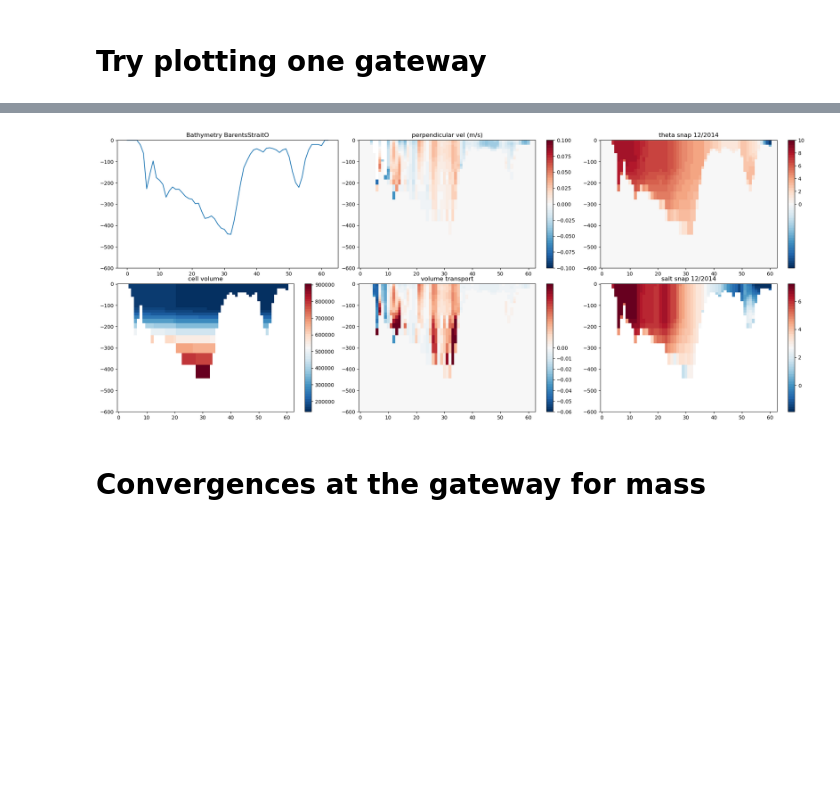
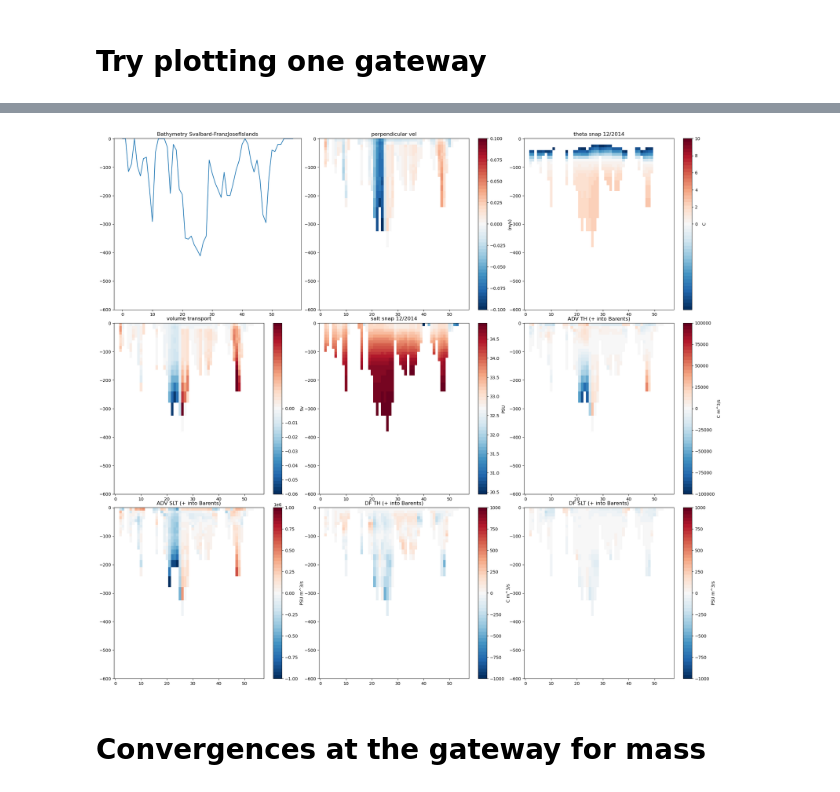
Before and after one commit to margaretmurakami/crios_backups, a Jupyter notebook: ASTE_270/offline_binning/RegionalAnalysis/Barents_gateways.ipynb, the cells around one changed output, grey strips where cells are left out. Saved outputs shown, nothing was run; the diff lists cells and outputs as text; code cells hidden in the pictures; blank space fills up the shorter version.

```diff
--- a/ASTE_270/offline_binning/RegionalAnalysis/Barents_gateways.ipynb
+++ b/ASTE_270/offline_binning/RegionalAnalysis/Barents_gateways.ipynb
@@ -1392,5 +1391,5 @@ x_sta_vilkit = gg['StAnnaTrough/Voronin/Vilkitshogo']["ix"]-1  #3
 y_sta_vilkit = gg['StAnnaTrough/Voronin/Vilkitshogo']["jy"]-1
 
 # set the one we want to plot
-x_curr = x_bso.copy()
-y_curr = y_bso.copy()
+x_curr = x_sfj.copy()
+y_curr = y_sfj.copy()
@@ -1428,4 +1435,6 @@ plt.xlim(420,540)
 plt.ylim(420,600)
 plt.colorbar()
 mytest = np.where(get_aste_tracer(test,nfx,nfy)[0] ==0)
+mytest1 = np.where(get_aste_tracer(test,nfx,nfy)[0] ==1)
+mytest2 = np.where(get_aste_tracer(test,nfx,nfy)[0] ==2)
 print(mytest)
@@ -1451,6 +1475,6 @@ def line_orientation(x, y):
 
     return orientations
 
-choose_UV = line_orientation(mytest[1],mytest[0])
+choose_UV = line_orientation(mytest1[1],mytest1[0])
 choose_UV = np.tile(choose_UV,(nz,1))
 choose_UV[0].shape
@@ -1457 +1483,3 @@ choose_UV[0].shape
+# %%
+maskna = True
 # %%
@@ -1569,10 +1670,10 @@ plt.colorbar()
 # %%
-gate = "BarentsStraitO"
+gate = "Svalbard-FranzJosefIslands"
 indices = np.arange(0,len(y_curr),1)
-num_plots = 6
-rows = 2
+num_plots = 9
+rows = 3
 cols = 3
-fig,axes = plt.subplots(rows,cols,figsize=(20,8))
+fig,axes = plt.subplots(rows,cols,figsize=(20,18))
 fig.tight_layout(pad=1.0)
 
 axes = axes.flatten()
@@ -1589,10 +1690,10 @@ ax = axes[1]
 XV,YV= np.meshgrid(indices,mygrid['RC'])
 # cb = ax.pcolormesh(XV,YV,ds.UVELMASS.values[:,y_curr,x_curr],cmap=cmap,vmin=0.00001)
 norm = TwoSlopeNorm(vmin=-0.1,vcenter=0,vmax=0.1)
-cb = ax.pcolormesh(XV,YV,perpendicular_vel,cmap=cmap,norm=norm)
-ax.set_title("perpendicular vel (m/s)")
+cb = ax.pcolormesh(XV,YV,Z*perpendicular_vel,cmap=cmap,norm=norm)
+ax.set_title("perpendicular vel")
 ax.set_ylim(-600,1)
-plt.colorbar(cb)
+plt.colorbar(cb,label="(m/s)")
 
 #########################
 # theta
@@ -1600,43 +1701,76 @@ ax = axes[2]
 XV,YV= np.meshgrid(indices,mygrid['RC'])
 snaptheta = ds.theta.values[0]
 norm = TwoSlopeNorm(vmin=-1.5,vcenter=0,vmax=10)
-cb = ax.pcolormesh(XV,YV,snaptheta[:,y_curr,x_curr],cmap=cmap,norm=norm)
+cb = ax.pcolormesh(XV,YV,Z*snaptheta[:,y_curr,x_curr],cmap=cmap,norm=norm)
 ax.set_title("theta snap 12/2014")
 ax.set_ylim(-600,1)
-plt.colorbar(cb)
+plt.colorbar(cb,label="C")
 
 
 #########################
-# test plotting area alone
-ax = axes[3]
-XV,YV= np.meshgrid(indices,mygrid['RC'])
-# cb = ax.pcolormesh(XV,YV,cell_area,cmap=cmap)
-cb = ax.pcolormesh(XV,YV,gatemask*cell_area,cmap=cmap)
-ax.set_title("cell volume")
-ax.set_ylim(-600,1)
-plt.colorbar(cb)
+# # test plotting area alone
+# ax = axes[3]
+# XV,YV= np.meshgrid(indices,mygrid['RC'])
+# # cb = ax.pcolormesh(XV,YV,cell_area,cmap=cmap)
+# cb = ax.pcolormesh(XV,YV,Z*gatemask*cell_area,cmap=cmap)
+# ax.set_title("cell volume")
+# ax.set_ylim(-600,1)
+# plt.colorbar(cb,label="m^3")
 
 #########################
 # volume is velocity * cell area
-ax = axes[4]
+ax = axes[3]
 XV,YV= np.meshgrid(indices,mygrid['RC'])
 norm = TwoSlopeNorm(vmin=-0.06,vcenter=0,vmax=0.01)
-cb = ax.pcolormesh(XV,YV,perpendicular_vel*cell_area*1e-6,cmap=cmap,norm=norm)
+cb = ax.pcolormesh(XV,YV,Z*perpendicular_vel*cell_area*1e-6,cmap=cmap,norm=norm)
 ax.set_title("volume transport")
 ax.set_ylim(-600,1)
-plt.colorbar(cb)
+plt.colorbar(cb,label="Sv")
 
 #########################
 # salt
-ax = axes[5]
+ax = axes[4]
 XV,YV= np.meshgrid(indices,mygrid['RC'])
-snapsalt = ds.SALTDR.values
+# snapsalt = ds.SALTDR.values
 # cb = ax.pcolormesh(XV,YV,SALTDR[:,y_curr,x_curr]/DRF3d[:,y_curr,x_curr],cmap=cmap)
-cb = ax.pcolormesh(XV,YV,Z*SALTDR[:,y_curr,x_curr]/DRF3d[:,y_curr,x_curr],cmap=cmap)
+SALTDRgate = Z*ds.SALTDR.values[:,y_curr,x_curr]/DRF3d[:,y_curr,x_curr]
+cb = ax.pcolormesh(XV,YV,Z*SALTDRgate,cmap=cmap)
 
 ax.set_title("salt snap 12/2014")
 ax.set_ylim(-600,1)
-plt.colorbar(cb)
+plt.colorbar(cb,label="PSU")
 
-# plt.savefig(path + "BSO_testv_theta_salt.png",dpi=300)
+###########################
+ax = axes[5]
+norm = TwoSlopeNorm(vmin=-1e5,vcenter=0,vmax=1e5)
+cb = ax.pcolormesh(XV,YV,Z*adv_TH,cmap=cmap,norm=norm)
+ax.set_title("ADV TH (+ into Barents)")
+ax.set_ylim(-600,1)
+plt.colorbar(cb,label="C m^3/s")
+
+###########################
+ax = axes[6]
+norm = TwoSlopeNorm(vmin=-1e6,vcenter=0,vmax=1e6)
+cb = ax.pcolormesh(XV,YV,Z*adv_SLT,cmap=cmap,norm=norm)
+ax.set_title("ADV SLT (+ into Barents)")
+ax.set_ylim(-600,1)
+plt.colorbar(cb,label="PSU m^3/s")
+
+###########################
+ax = axes[7]
+norm = TwoSlopeNorm(vmin=-1e3,vcenter=0,vmax=1e3)
+cb = ax.pcolormesh(XV,YV,Z*df_TH,cmap=cmap,norm=norm)
+ax.set_title("DF TH (+ into Barents)")
+ax.set_ylim(-600,1)
+plt.colorbar(cb,label="C m^3/s")
+
+###########################
+ax = axes[8]
+norm = TwoSlopeNorm(vmin=-1e3,vcenter=0,vmax=1e3)
+cb = ax.pcolormesh(XV,YV,Z*df_SLT,cmap=cmap,norm=norm)
+ax.set_title("DF SLT (+ into Barents)")
+ax.set_ylim(-600,1)
+plt.colorbar(cb,label="PSU m^3/s")
+
+plt.savefig(path + "SFJ_testv_theta_salt.png",dpi=300)
 # %% [output]
@@ -1644 +1777 @@ plt.colorbar(cb)
-[figure, old version]
+[figure, new version]
```
Also changed, not shown: parts of 27 cells of this notebook, 10 other files.
